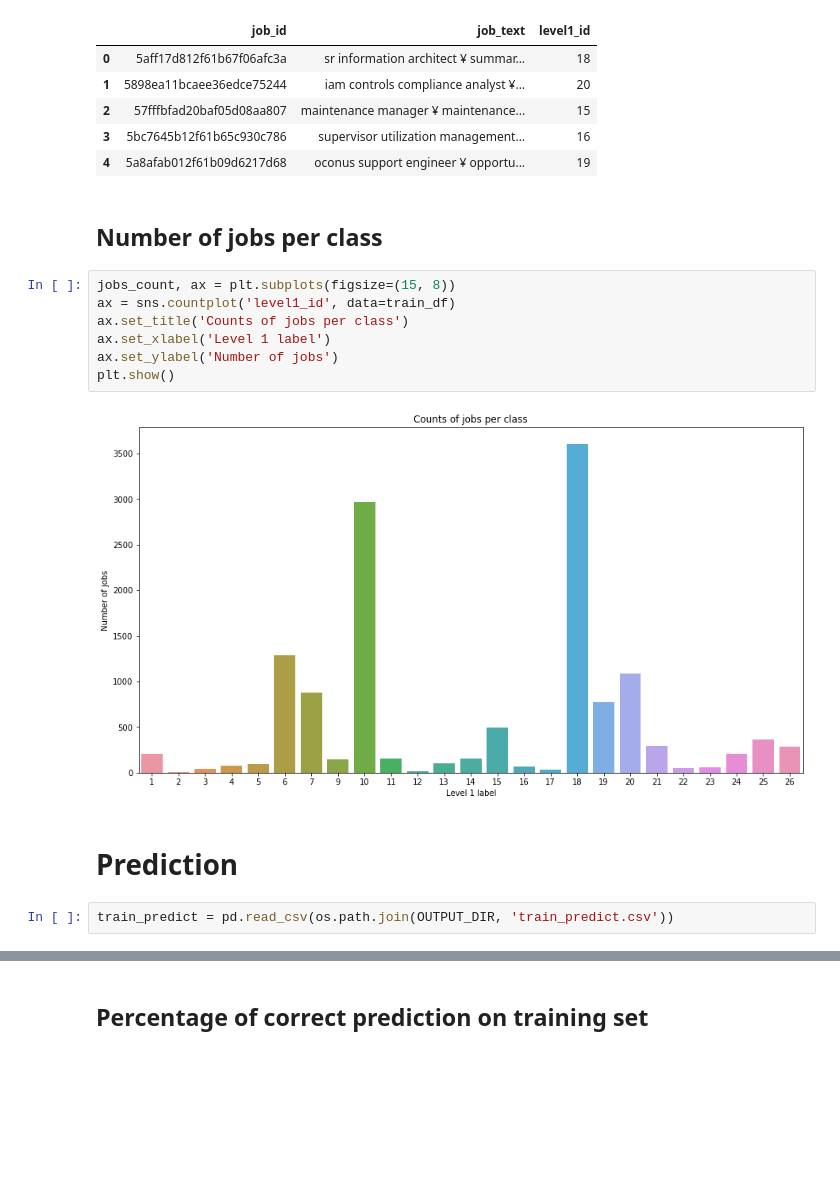
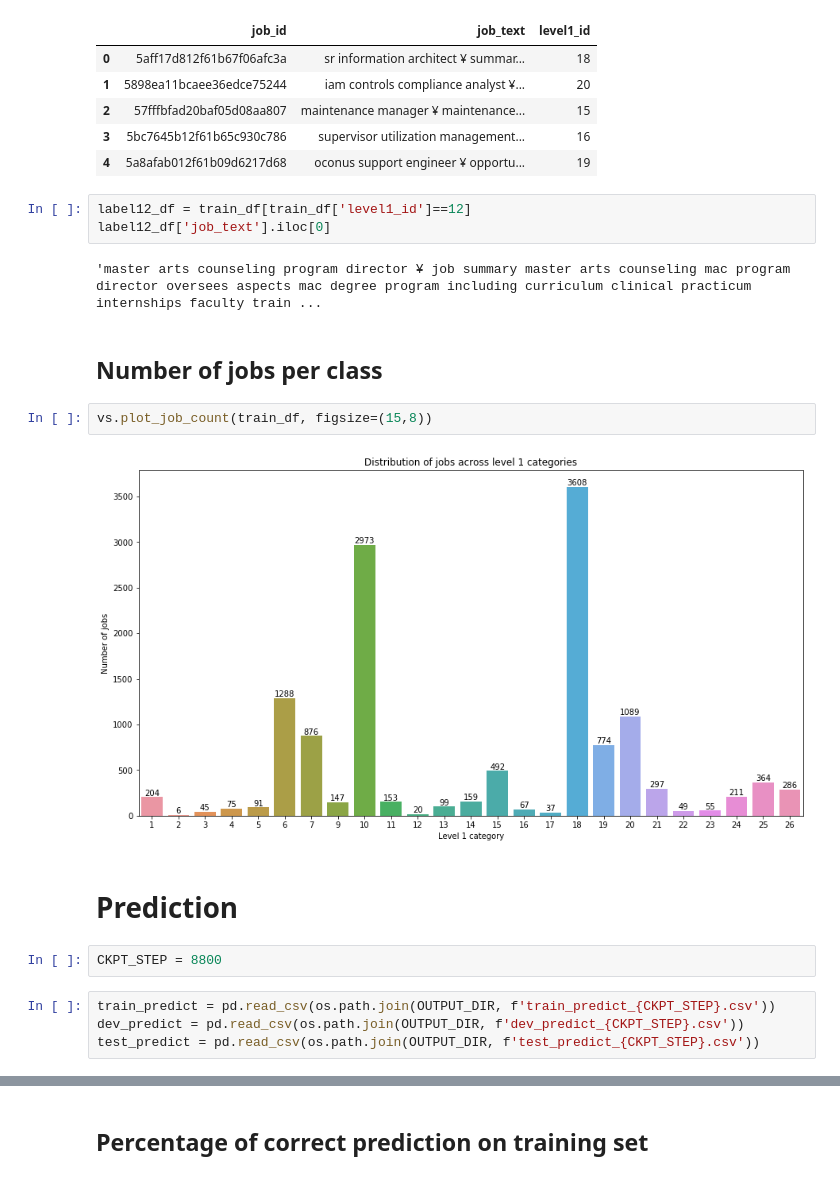
Before and after one commit to natuan/bert, a Jupyter notebook: Prediction Inspection.ipynb, the cells around one changed output, grey strips where cells are left out. Saved outputs shown, nothing was run; the diff lists cells and outputs as text; blank space fills up the shorter version.

Commit message:
Visualization

```diff
--- a/Prediction Inspection.ipynb
+++ b/Prediction Inspection.ipynb
@@ -21,18 +31,22 @@ train_df.head()
 | 2 | 57fffbfad20baf05d08aa807 | maintenance manager ¥ maintenance... | 15 |
 | 3 | 5bc7645b12f61b65c930c786 | supervisor utilization management... | 16 |
 | 4 | 5a8afab012f61b09d6217d68 | oconus support engineer ¥ opportu... | 19 |
+# %%
+label12_df = train_df[train_df['level1_id']==12]
+label12_df['job_text'].iloc[0]
+# %% [output]
+'master arts counseling program director ¥ job summary master arts counseling mac program director oversees aspects mac degree program including curriculum clinical practicum internships faculty train ...
 # %% [markdown]
 ## Number of jobs per class
-# %%
-jobs_count, ax = plt.subplots(figsize=(15, 8))
-ax = sns.countplot('level1_id', data=train_df)
-ax.set_title('Counts of jobs per class')
-ax.set_xlabel('Level 1 label')
-ax.set_ylabel('Number of jobs')
-plt.show()
-# %% [output]
-[figure, removed]
+# %%
+vs.plot_job_count(train_df, figsize=(15,8))
+# %% [output]
+[figure, added]
 # %% [markdown]
 # Prediction
-# %%
-train_predict = pd.read_csv(os.path.join(OUTPUT_DIR, 'train_predict.csv'))
+# %%
+CKPT_STEP = 8800
+# %%
+train_predict = pd.read_csv(os.path.join(OUTPUT_DIR, f'train_predict_{CKPT_STEP}.csv'))
+dev_predict = pd.read_csv(os.path.join(OUTPUT_DIR, f'dev_predict_{CKPT_STEP}.csv'))
+test_predict = pd.read_csv(os.path.join(OUTPUT_DIR, f'test_predict_{CKPT_STEP}.csv'))
```
Also changed, not shown: parts of 15 cells of this notebook, 1 other file.
